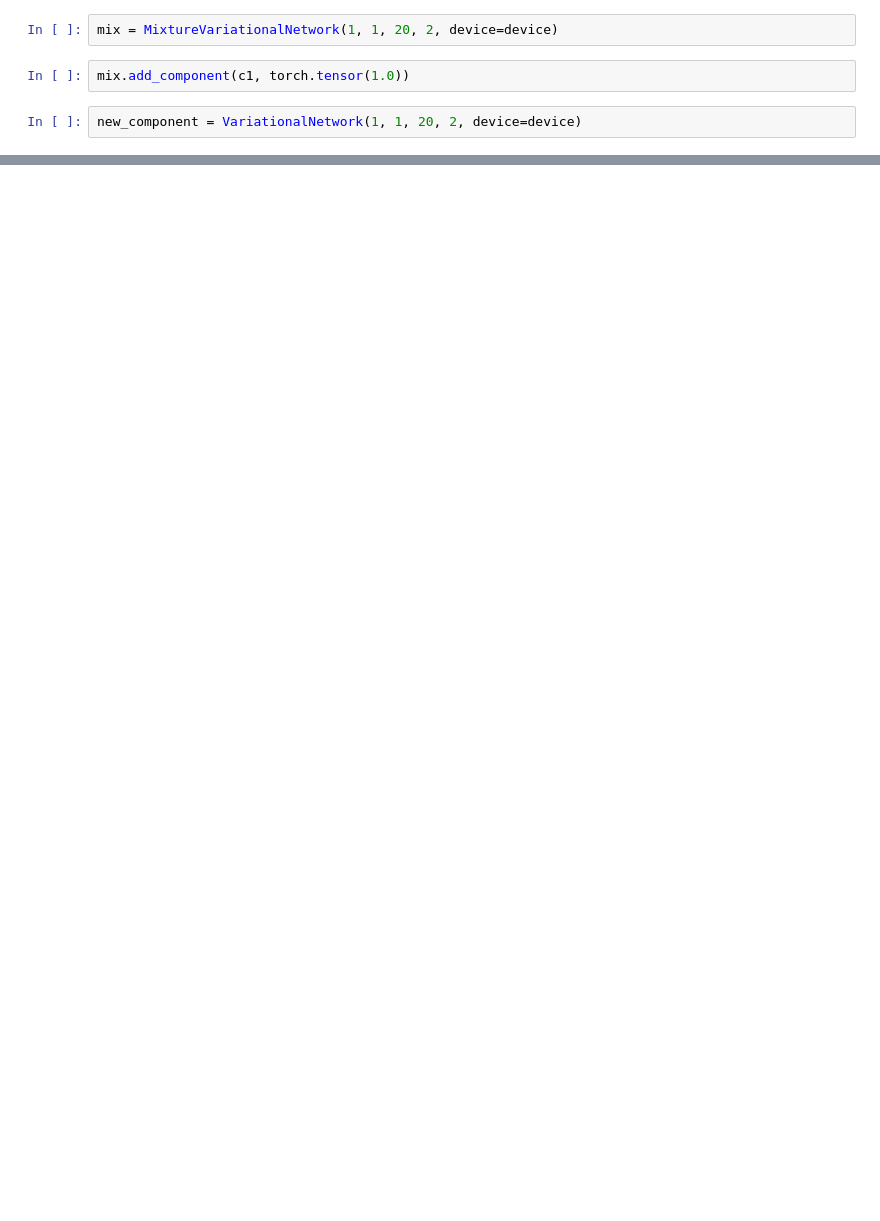
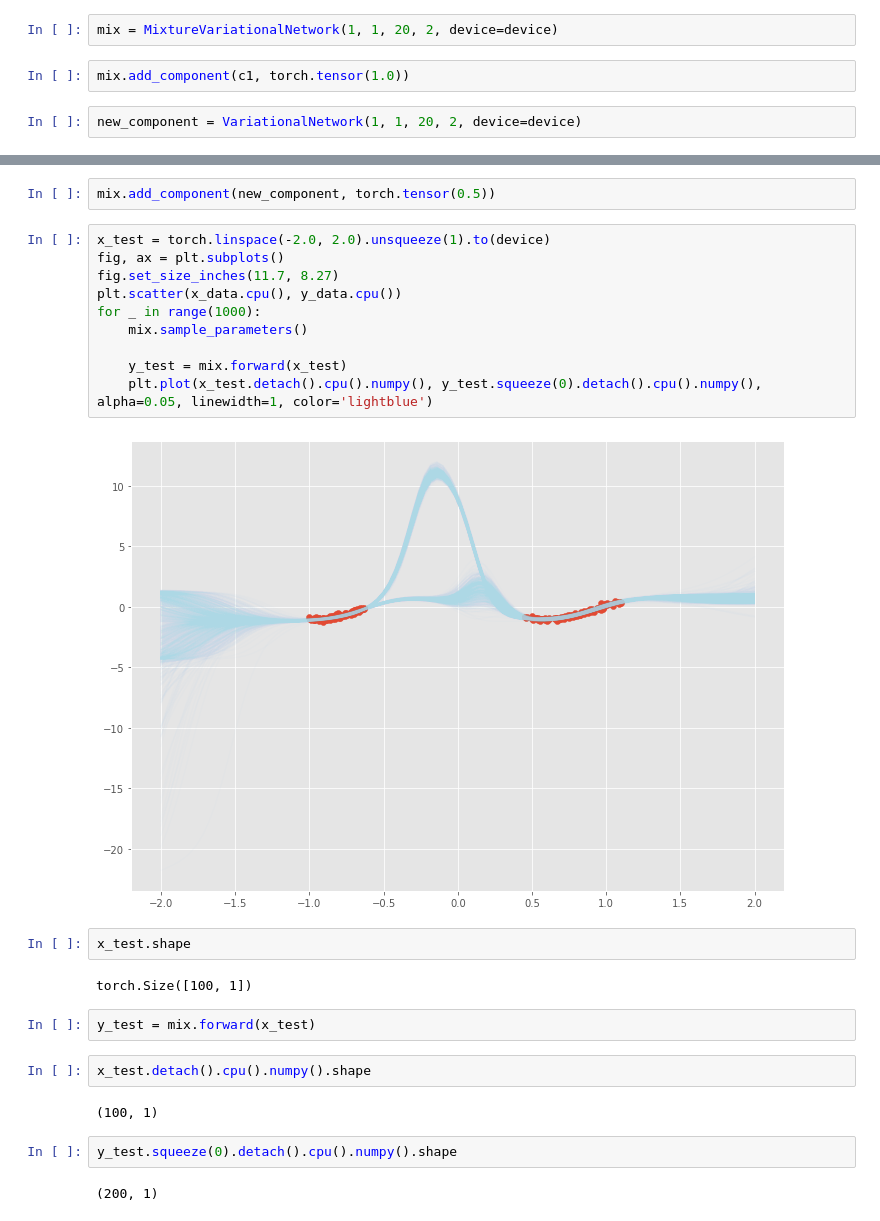
Before and after one commit to cortax/BayesianNN, a Jupyter notebook: dev_VariationalBoosting.ipynb, the cells around one changed output, grey strips where cells are left out. Drawn from its saved outputs; the diff is of its cells as text; blank space fills up the shorter version.

```diff
--- a/dev_VariationalBoosting.ipynb
+++ b/dev_VariationalBoosting.ipynb
@@ -207,0 +306,28 @@ new_proportion = torch.sigmoid(new_unscaled_proportion)
+# %%
+mix.add_component(new_component, torch.tensor(0.5))
+# %%
+x_test = torch.linspace(-2.0, 2.0).unsqueeze(1).to(device)
+fig, ax = plt.subplots()
+fig.set_size_inches(11.7, 8.27)
+plt.scatter(x_data.cpu(), y_data.cpu())
+for _ in range(1000):
+    mix.sample_parameters()
+
+    y_test = mix.forward(x_test)
+    plt.plot(x_test.detach().cpu().numpy(), y_test.squeeze(0).detach().cpu().numpy(), alpha=0.05, linewidth=1, color='lightblue')
+# %% [output]
+[figure, added]
+# %%
+x_test.shape
+# %% [output]
+torch.Size([100, 1])
+# %%
+y_test = mix.forward(x_test)
+# %%
+x_test.detach().cpu().numpy().shape
+# %% [output]
+(100, 1)
+# %%
+y_test.squeeze(0).detach().cpu().numpy().shape
+# %% [output]
+(200, 1)
```
Also changed, not shown: parts of 13 cells of this notebook, 1 other file.
